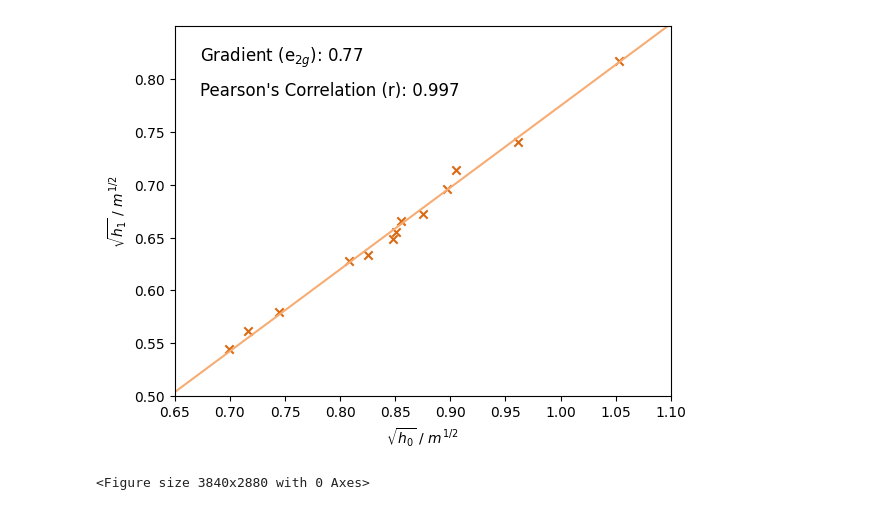
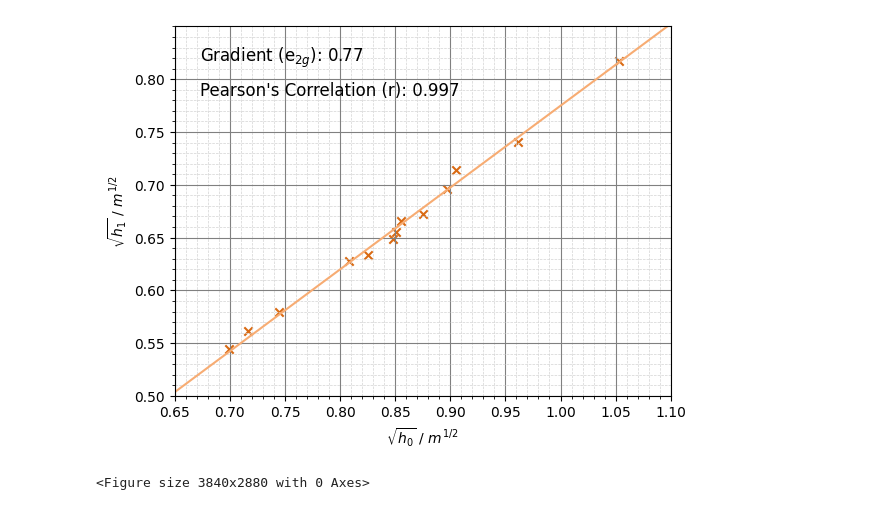
Before and after one commit to Aaryan-Varshney/practical-project-25, a Jupyter notebook: football-ground-COR.ipynb, the cells around one changed output. Saved outputs shown, nothing was run; the diff lists cells and outputs as text; code cells hidden in the pictures.

Commit message:
gridlines added

```diff
--- a/football-ground-COR.ipynb
+++ b/football-ground-COR.ipynb
@@ -23,34 +23,39 @@ cross_colour = '#d96a13'
 line_colour = '#f7ac73'
 plt.scatter(x, y, marker ='x', color=cross_colour)
 
 plt.xlabel(r'$\sqrt{h_0}$ / $m^{1/2}$')
 plt.ylabel(r'$\sqrt{h_1}$ / $m^{1/2}$')
-# plt.title(r'$\sqrt{h_1}$ against $\sqrt{h_0}$ for the football being dropped on the ground')
 
 # Calculate the slope of the trendline passing through the origin
 slope = np.sum(x * y) / np.sum(x * x)
 
 # Generate trendline values
 trendline_x = np.linspace(0, 1.5, 100)
 trendline_y = slope * trendline_x
 
 # Plot the trendline
 plt.plot(trendline_x, trendline_y, color=line_colour)
 plt.text(0.05, 0.95, f'Gradient (e$_{{2g}}$): {round(slope, 2)}', transform=plt.gca().transAxes, fontsize=12, verticalalignment='top')
 plt.text(0.05, 0.85, f'Pearson\'s Correlation (r): {round(corr, 3)}', transform=plt.gca().transAxes, fontsize=12, verticalalignment='top')
 
 # Set the scale of both axes to be from 0 to 1
 plt.xlim(0.65, 1.1)
 plt.ylim(0.5, 0.85)
 
 x_tick_positions = np.arange(0.65, 1.15, 0.05)  # From 0.65 to 1.1 with step 0.05
 plt.xticks(x_tick_positions)
 
-y_tick_positions = np.arange(0.5, 0.85, 0.05)  # From 0.65 to 1.1 with step 0.05
+y_tick_positions = np.arange(0.5, 0.85, 0.05)  # From 0.5 to 0.85 with step 0.05
 plt.yticks(y_tick_positions)
 
+# Add gridlines
+plt.grid(which='major', color='gray', linestyle='-', linewidth=0.8)  # Major gridlines
+plt.minorticks_on()  # Enable minor ticks
+plt.grid(which='minor', color='lightgray', linestyle='--', linewidth=0.5)  # Minor gridlines
+
+# Minor ticks will automatically appear halfway between major ticks
 plt.figure(dpi=600)
 plt.show()
 # %% [output]
-[figure, old version]
+[figure, new version]
 <Figure size 3840x2880 with 0 Axes>
```
Also changed, not shown: 1 other file.
